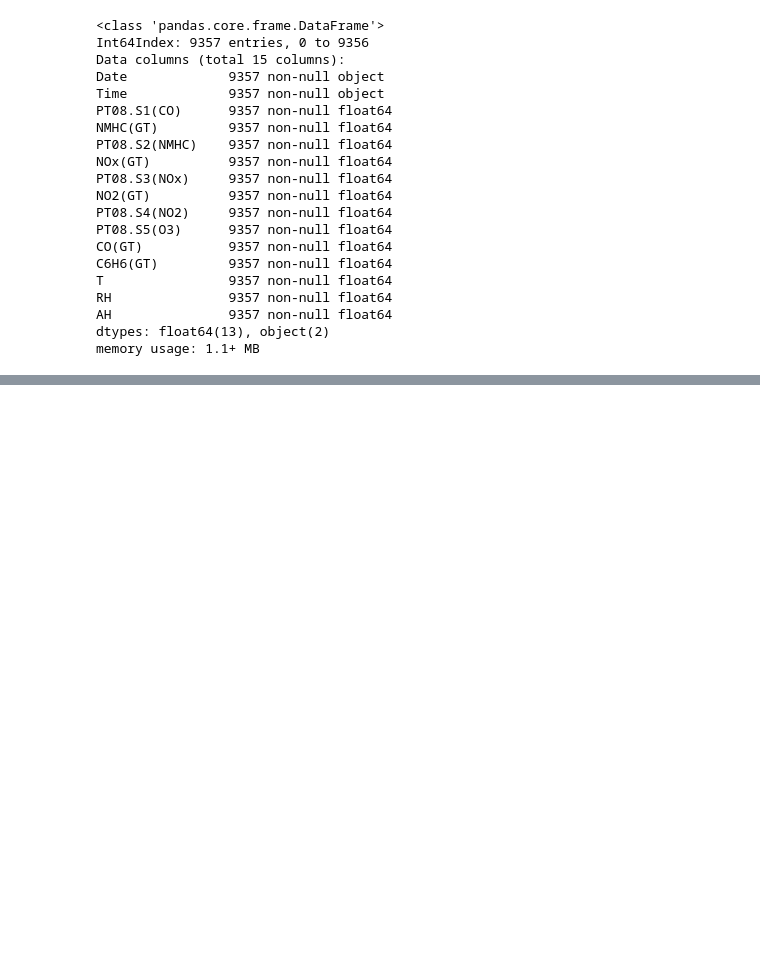
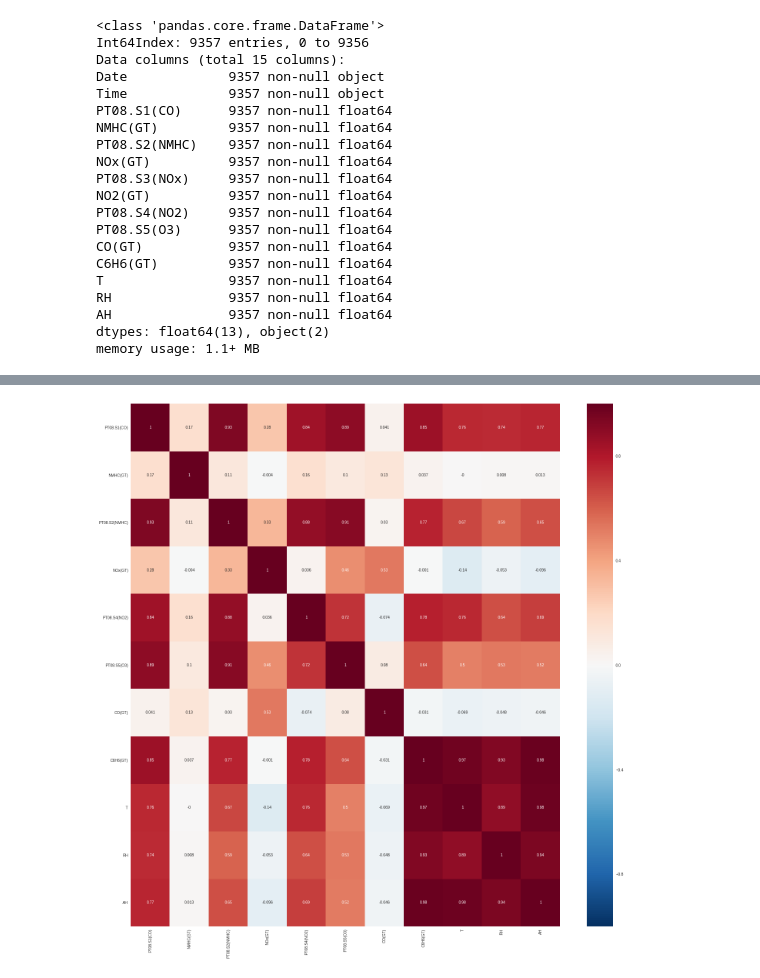
Before and after one commit to IooHooI/REGRESSION, a Jupyter notebook: REGRESSION.ipynb, the cells around one changed output, grey strips where cells are left out. Saved outputs shown, nothing was run; the diff lists cells and outputs as text; code cells hidden in the pictures; blank space fills up the shorter version.

```diff
--- a/REGRESSION.ipynb
+++ b/REGRESSION.ipynb
@@ -309,0 +294,10 @@ memory usage: 1.4 MB
+# %%
+corr = air_quality_data_frame_remove_nan_v_3[['PT08.S1(CO)', 'NMHC(GT)', 'PT08.S2(NMHC)', 'NOx(GT)', 'PT08.S4(NO2)', 'PT08.S5(O3)', 'CO(GT)', 'C6H6(GT)', 'T', 'RH', 'AH']].corr()
+plt.figure(figsize = (25, 25))
+sns.heatmap(corr.applymap(lambda x: round(x, 3)), xticklabels=corr.columns.values, yticklabels=corr.columns.values, annot=True)
+
+plt.xticks(rotation=90)
+plt.yticks(rotation=0)
+plt.show()
+# %% [output]
+[figure, added]
```
Also changed, not shown: parts of 12 cells of this notebook.
